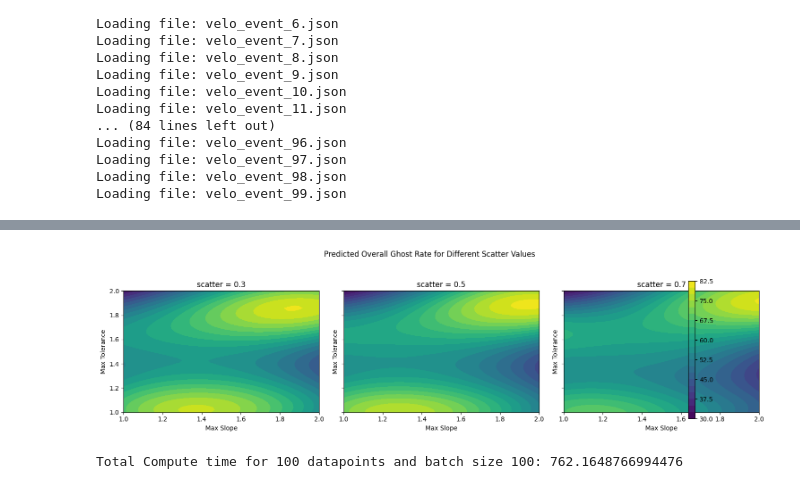
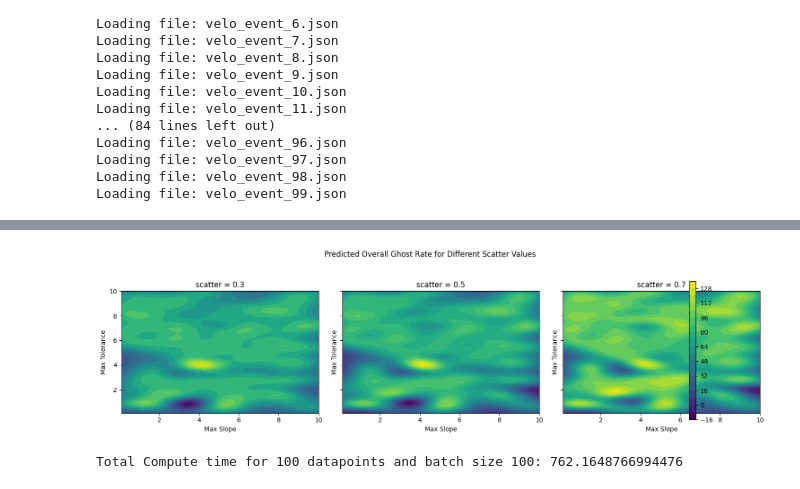
Before and after one commit to SvenHockers/velopix_tracking, a Jupyter notebook: optimalisation_landscape/TrackFollowing.ipynb, the cells around one changed output, grey strips where cells are left out. Cells and saved outputs as stored; diff of their text form; code cells hidden in the pictures.

```diff
--- a/optimalisation_landscape/TrackFollowing.ipynb
+++ b/optimalisation_landscape/TrackFollowing.ipynb
@@ -156,8 +160,8 @@ gp.fit(X, y)
 # Visualization: Fix scatter to a chosen value and explore max_slope and max_tol
 scatter_fixed = 0.5  # Fix scatter value (you can iterate over several fixed values)
 grid_size = 30
-slope_lin = np.linspace(low, high, grid_size)
-tol_lin = np.linspace(low, high, grid_size)
+slope_lin = np.linspace(0.1, 10, grid_size)
+tol_lin = np.linspace(0.1, 10, grid_size)
 S, T = np.meshgrid(slope_lin, tol_lin)
 # Create input for prediction (fixed scatter value)
 X_pred = np.column_stack([S.ravel(), T.ravel(), np.full(S.size, scatter_fixed)])
@@ -177,33 +181,33 @@ plt.show()
 # %%
 import matplotlib.pyplot as plt
 
 scatter_values = [0.3, 0.5, 0.7]  # Choose a few representative scatter values
 fig, axes = plt.subplots(1, len(scatter_values), figsize=(5 * len(scatter_values), 4), sharex=True, sharey=True)
 
 for ax, scat in zip(axes, scatter_values):
     # Create grid for max_slope and max_tol
     grid_size = 50
-    slope_lin = np.linspace(1.0, 2.0, grid_size)
-    tol_lin = np.linspace(1.0, 2.0, grid_size)
+    slope_lin = np.linspace(0.1, 10.0, grid_size)
+    tol_lin = np.linspace(0.1, 10.0, grid_size)
     S, T = np.meshgrid(slope_lin, tol_lin)
 
     # Prepare input for prediction
     X_pred = np.column_stack([S.ravel(), T.ravel(), np.full(S.size, scat)])
     y_pred, sigma = gp.predict(X_pred, return_std=True)
     Y_pred = y_pred.reshape(S.shape)
 
     # Plot contour
     cp = ax.contourf(S, T, Y_pred, levels=20, cmap='viridis')
     ax.set_xlabel('Max Slope')
     ax.set_ylabel('Max Tolerance')
     ax.set_title(f'scatter = {scat}')
 
 fig.suptitle('Predicted Overall Ghost Rate for Different Scatter Values', y=1.05)
 fig.colorbar(cp, ax=axes, orientation='vertical', fraction=0.02)
 plt.tight_layout()
 plt.show()
 # %% [output]
-[figure, old version]
+[figure, new version]
 # %%
 compute_time = overall_df["inference_time"].apply(lambda x: x["sec"])
 run = overall_df["run_id"]
```
Also changed, not shown: parts of 3 cells of this notebook, 2 other files.
